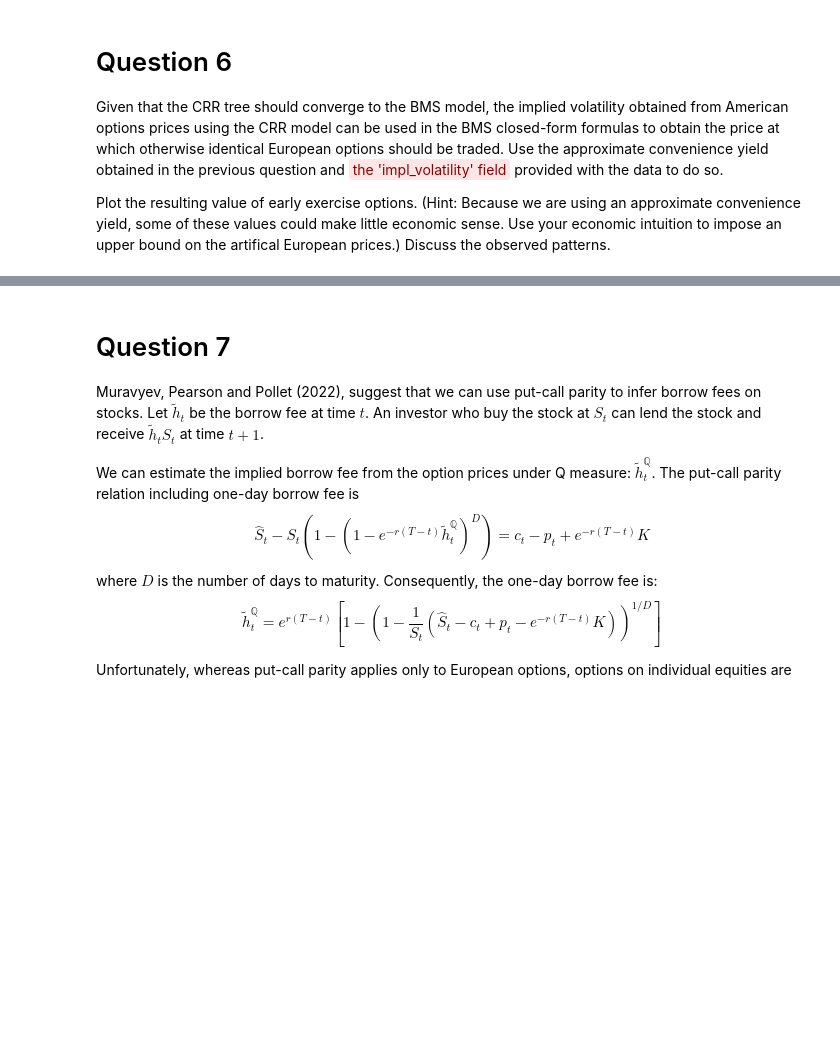
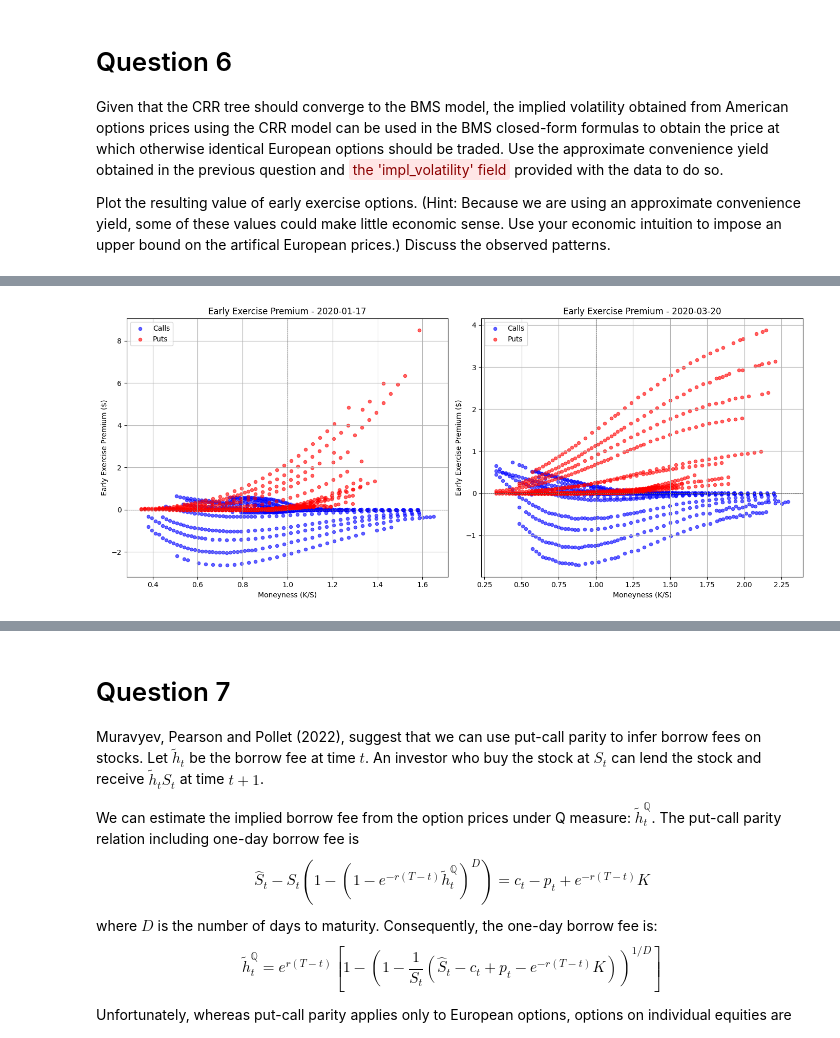
Before and after one commit to navid-nb/MSc_Derivatives_Project1, a Jupyter notebook: 202510-assignment1-en.ipynb, the cells around one changed output, grey strips where cells are left out. Drawn from its saved outputs; the diff is of its cells as text; code cells hidden in the pictures; blank space fills up the shorter version.

```diff
--- a/202510-assignment1-en.ipynb
+++ b/202510-assignment1-en.ipynb
@@ -463,0 +476,80 @@ Plot the resulting value of early exercise options. (Hint: Because we are using
+# %%
+import numpy as np
+from helpers.BMS import BMS_with_dividends
+import matplotlib.pyplot as plt
+import datetime as dt
+
+# Step 1: Calculate European option prices using BSM with provider IV and convenience yield
+options['EU_price_with_AM_IV'] = options.apply(
+    lambda row: BMS_with_dividends(
+        option_type=row['cp_flag'],
+        s_hat=row['stock_exdiv'],
+        k= row['strike'],
+        r= row['risk_free'],
+        ttm= row['YTM'],
+        sigma= row['impl_volatility'],  # provider's IV
+        ),
+    axis=1
+)
+
+# Step 2: Apply economic upper bounds
+    # For calls: The price cannot exceed the stock price.
+    # For puts: The price cannot exceed the present value of the strike (maximum payoff at expiry if stock price=0).
+options['european_price_bounded'] = options.apply(
+    lambda row: min(row['EU_price_with_AM_IV'], row['stock_price'])
+                if row['is_call']
+                else min(row['EU_price_with_AM_IV'], row['strike'] * np.exp(-row['risk_free'] * row['YTM'])),
+    axis=1
+)
+
+# Step 3: Calculate early exercise premium
+options['early_exercise_premium'] = options['option_price'] - options['european_price_bounded']
+
+# Step 4: Visualize by date and moneyness
+
+# Filter by dates
+options_jan17 = options[options['date'] == dt.date(2020, 1, 17)]
+options_mar20 = options[options['date'] == dt.date(2020, 3, 20)]
+
+fig, axes = plt.subplots(1, 2, figsize=(14, 6))
+
+# Jan 17 plot
+ax = axes[0]
+calls_jan = options_jan17[options_jan17['is_call'] == True]
+puts_jan = options_jan17[options_jan17['is_call'] == False]
+ax.scatter(calls_jan['moneyness'], calls_jan['early_exercise_premium'],
+           c='blue', alpha=0.6, s=20, label='Calls')
+ax.scatter(puts_jan['moneyness'], puts_jan['early_exercise_premium'],
+           c='red', alpha=0.6, s=20, label='Puts')
+ax.set_xlabel('Moneyness (K/S)')
+ax.set_ylabel('Early Exercise Premium ($)')
+ax.set_title('Early Exercise Premium - 2020-01-17')
+ax.axhline(y=0, color='black', linestyle='--', linewidth=0.5)
+ax.axvline(x=1, color='black', linestyle='--', linewidth=0.5)
+ax.legend()
+ax.grid(True)
+
+# Mar 20 plot
+ax = axes[1]
+calls_mar = options_mar20[options_mar20['is_call'] == True]
+puts_mar = options_mar20[options_mar20['is_call'] == False]
+ax.scatter(calls_mar['moneyness'], calls_mar['early_exercise_premium'],
+           c='blue', alpha=0.6, s=20, label='Calls')
+ax.scatter(puts_mar['moneyness'], puts_mar['early_exercise_premium'],
+           c='red', alpha=0.6, s=20, label='Puts')
+ax.set_xlabel('Moneyness (K/S)')
+ax.set_ylabel('Early Exercise Premium ($)')
+ax.set_title('Early Exercise Premium - 2020-03-20')
+ax.axhline(y=0, color='black', linestyle='--', linewidth=0.5)
+ax.axvline(x=1, color='black', linestyle='--', linewidth=0.5)
+ax.legend()
+ax.grid(True)
+
+plt.tight_layout()
+plt.show()
+
+# Step 5: Summary statistics
+print("\n=== Early Exercise Premium Summary ===")
+print(options.groupby(['date', 'is_call'])['early_exercise_premium'].describe())
+# %% [output]
+[figure, added]
```
Also changed, not shown: parts of 3 cells of this notebook, 2 other files.
